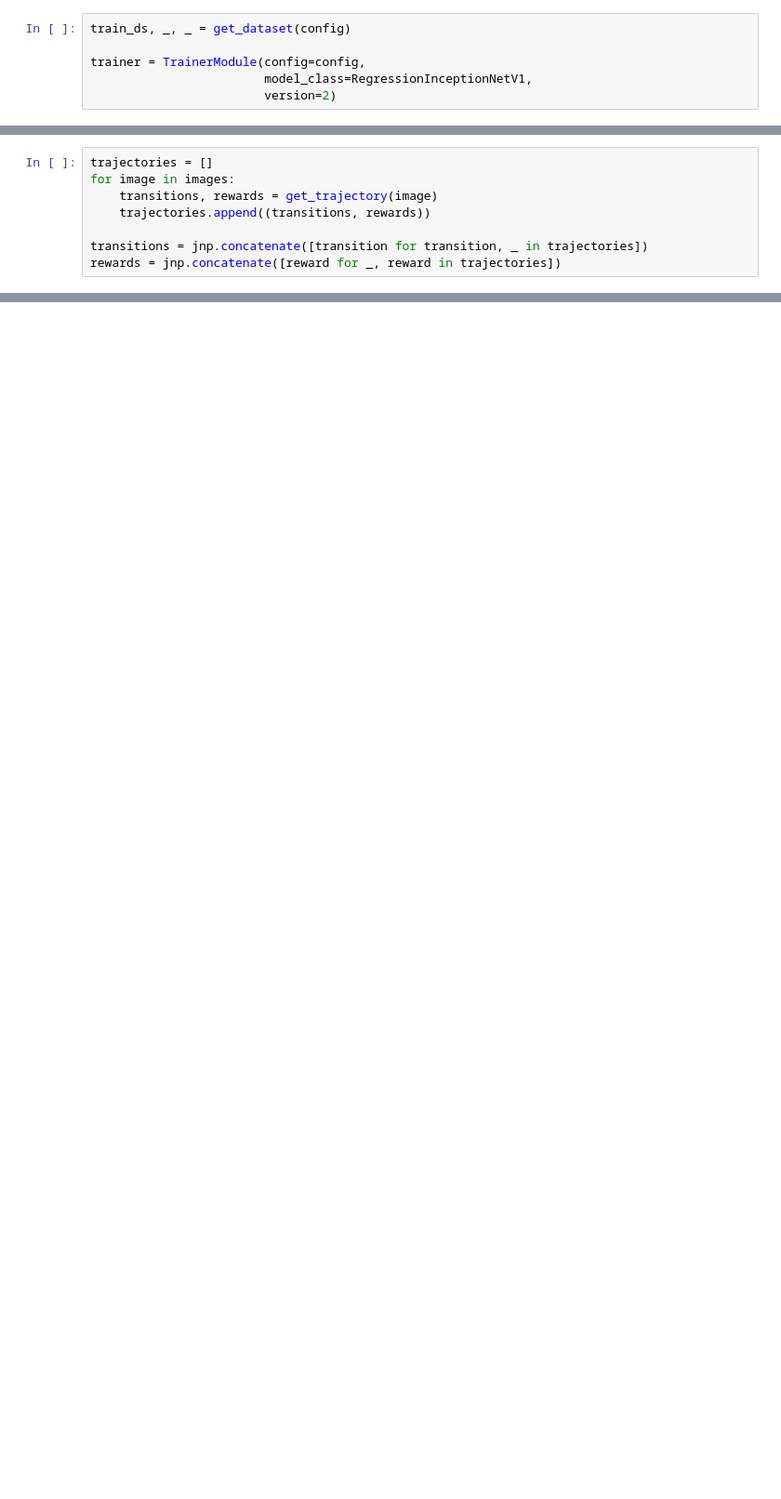
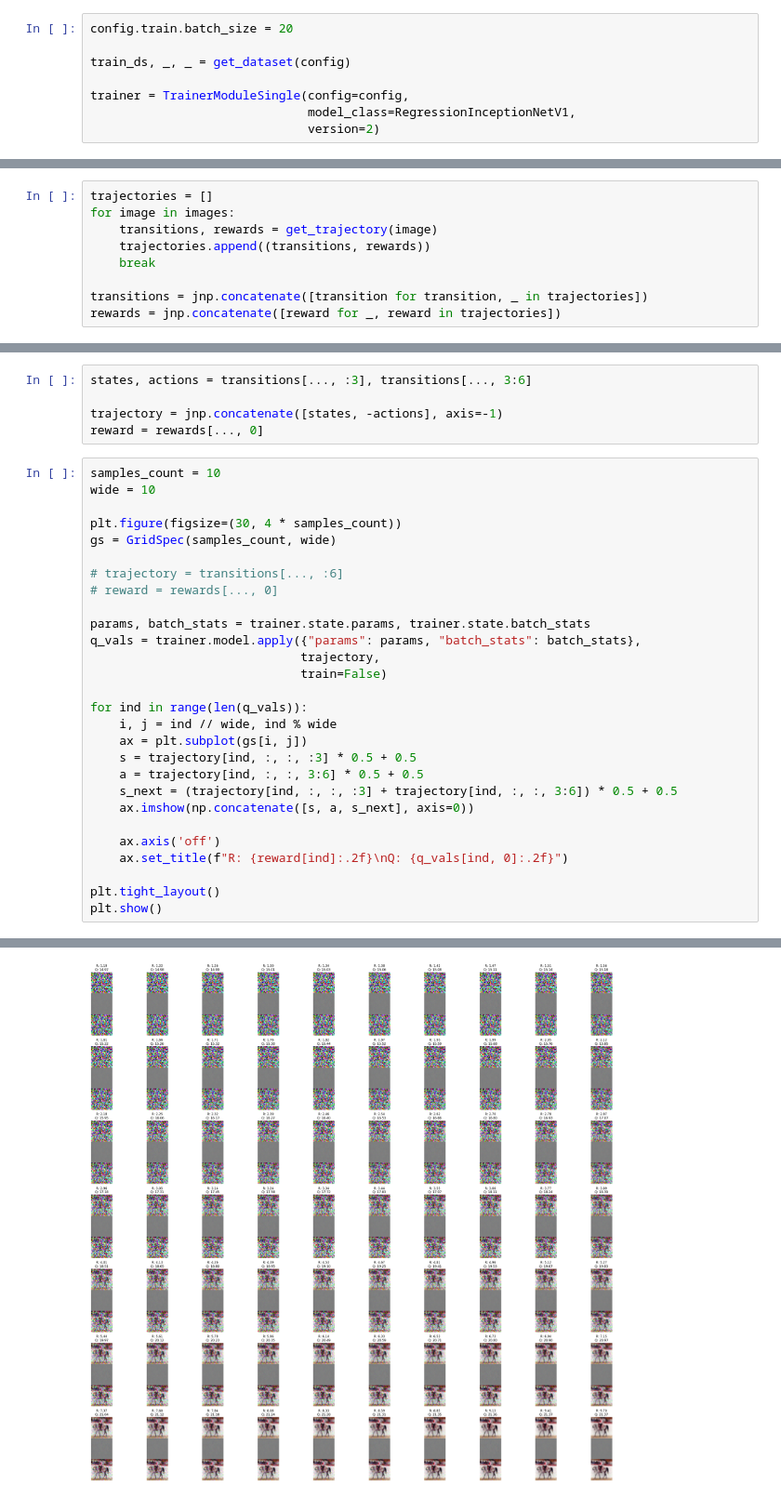
Before and after one commit to pavelshapka/Q_func_AM, a Jupyter notebook: test.ipynb, the cells around one changed output, grey strips where cells are left out. Shown at 93% size. Drawn from its saved outputs; the diff is of its cells as text; blank space fills up the shorter version.

```diff
--- a/test.ipynb
+++ b/test.ipynb
@@ -84,8 +86,10 @@ Skipping registering GPU devices...
 Форма одной картинки: (32, 32, 3)
 После нормализации: [0.000, 0.976]
 # %%
+config.train.batch_size = 20
+
 train_ds, _, _ = get_dataset(config)
 
-trainer = TrainerModule(config=config,
-                        model_class=RegressionInceptionNetV1,
-                        version=2)
+trainer = TrainerModuleSingle(config=config,
+                              model_class=RegressionInceptionNetV1,
+                              version=2)
@@ -118,6 +142,7 @@ trajectories = []
 for image in images:
     transitions, rewards = get_trajectory(image)
     trajectories.append((transitions, rewards))
+    break
 
 transitions = jnp.concatenate([transition for transition, _ in trajectories])
 rewards = jnp.concatenate([reward for _, reward in trajectories])
@@ -129,0 +160,34 @@ q_vals = trainer.model.apply({"params": trainer.state.params, "batch_stats": tra
+# %%
+states, actions = transitions[..., :3], transitions[..., 3:6]
+
+trajectory = jnp.concatenate([states, -actions], axis=-1)
+reward = rewards[..., 0]
+# %%
+samples_count = 10
+wide = 10
+
+plt.figure(figsize=(30, 4 * samples_count))
+gs = GridSpec(samples_count, wide)
+
+# trajectory = transitions[..., :6]
+# reward = rewards[..., 0]
+
+params, batch_stats = trainer.state.params, trainer.state.batch_stats
+q_vals = trainer.model.apply({"params": params, "batch_stats": batch_stats},
+							 trajectory,
+							 train=False)
+
+for ind in range(len(q_vals)):
+	i, j = ind // wide, ind % wide
+	ax = plt.subplot(gs[i, j])
+	s = trajectory[ind, :, :, :3] * 0.5 + 0.5
+	a = trajectory[ind, :, :, 3:6] * 0.5 + 0.5
+	s_next = (trajectory[ind, :, :, :3] + trajectory[ind, :, :, 3:6]) * 0.5 + 0.5
+	ax.imshow(np.concatenate([s, a, s_next], axis=0))
+
+	ax.axis('off')
+	ax.set_title(f"R: {reward[ind]:.2f}\nQ: {q_vals[ind, 0]:.2f}")
+
+plt.tight_layout()
+plt.show()
+# %% [output]
@@ -129,0 +211 @@ q_vals = trainer.model.apply({"params": trainer.state.params, "batch_stats": tra
+[figure, added]
```
Also changed, not shown: parts of 9 cells of this notebook, 4 other files.
